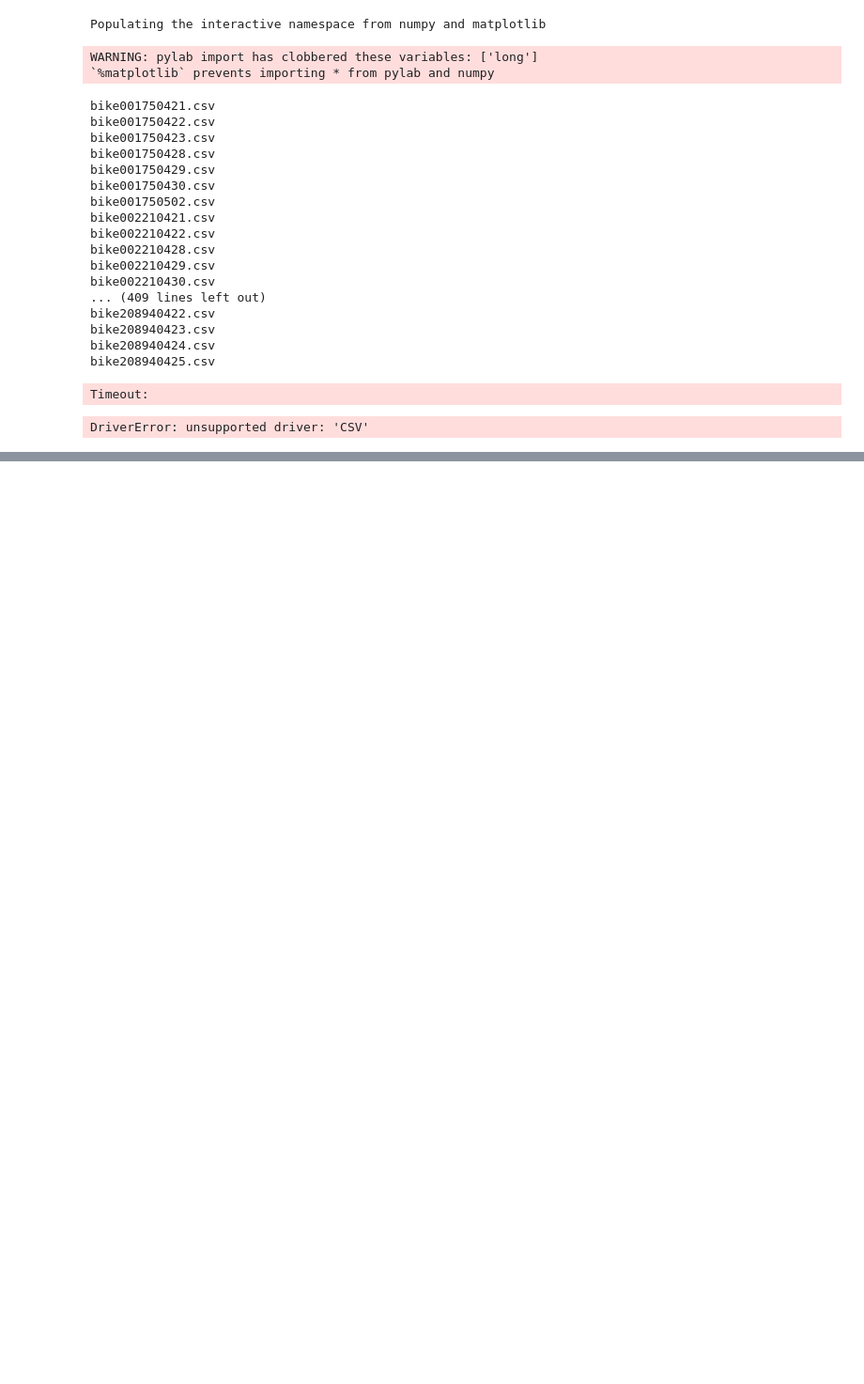
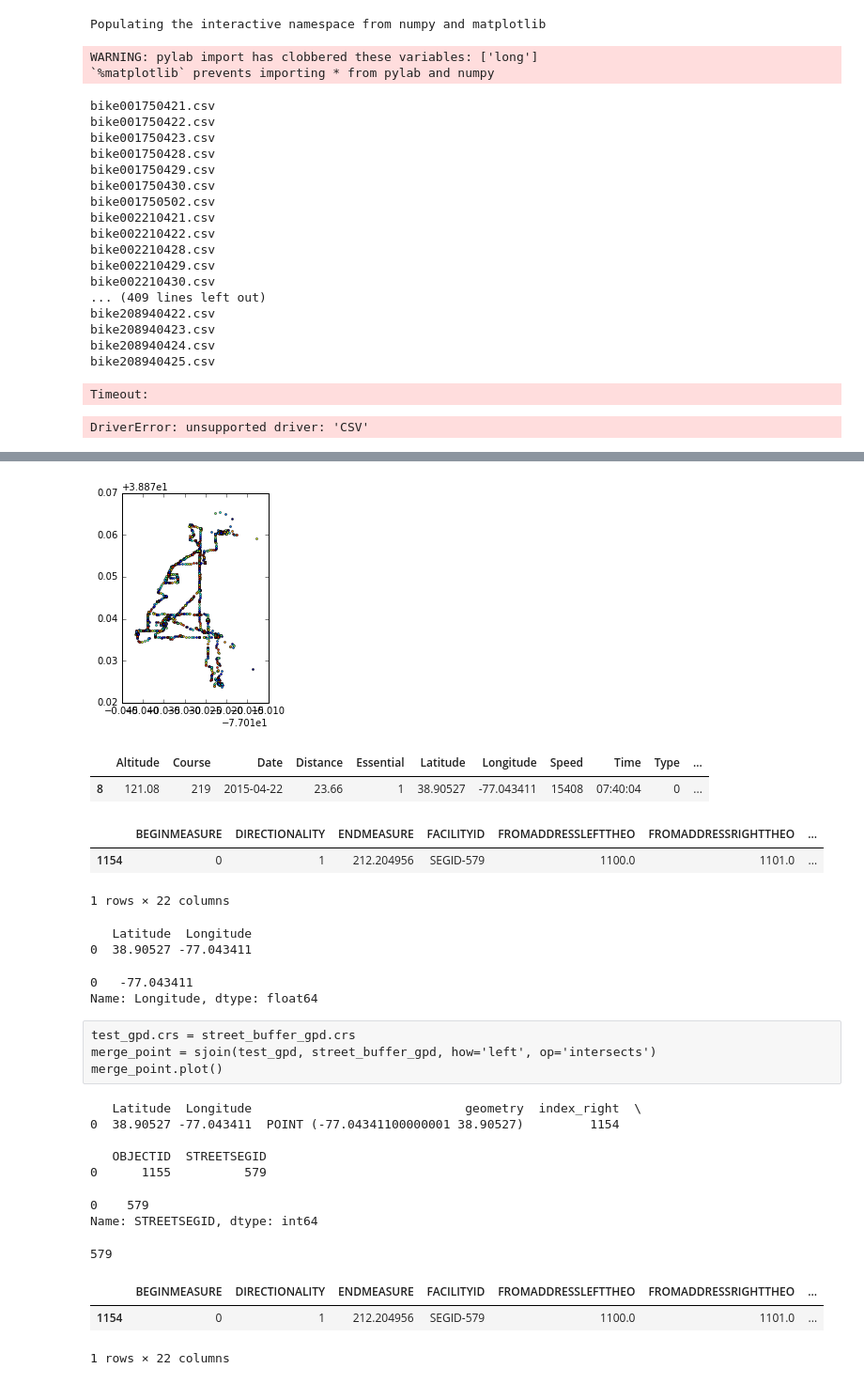
Before and after one commit to KiranJavkar/Cycling_Safety, a Jupyter notebook: python/Cycling_Safety_init_setup.ipynb, the cells around one changed output, grey strips where cells are left out. Shown at 94% size. Drawn from its saved outputs; the diff is of its cells as text; code cells hidden in the pictures; blank space fills up the shorter version.

```diff
--- a/python/Cycling_Safety_init_setup.ipynb
+++ b/python/Cycling_Safety_init_setup.ipynb
@@ -746,0 +710,19 @@ bike_lane_street_join.to_csv('../Bike_Lane_Street_Seg_Join.csv')
+# %%
+bike_test_2_gpd = GeoDataFrame(gpd.read_file("../GPSTRaces/AllTracks_GeoJSON_data/bike001750422.geojson"))
+bike_test_2_gpd.crs = street_buffer_gpd.crs
+merged = sjoin(bike_test_2_gpd, street_buffer_gpd, how='left', op='intersects')
+merged.plot()
+merged.to_csv('../Bike_2_test_Street_Segment_Join.csv')
+# %% [output]
+[figure, added]
+# %%
+merged[merged.STREETSEGID==579]
+# %% [output]
+|  | Altitude | Course | Date | Distance | Essential | Latitude | Longitude | Speed | Time | Type | ... |
+| 8 | 121.08 | 219 | 2015-04-22 | 23.66 | 1 | 38.90527 | -77.043411 | 15408 | 07:40:04 | 0 | ... |
+# %%
+street_gpd[street_buffer_gpd.STREETSEGID == 579]
+# %% [output]
+|  | BEGINMEASURE | DIRECTIONALITY | ENDMEASURE | FACILITYID | FROMADDRESSLEFTTHEO | FROMADDRESSRIGHTTHEO | ... |
+| 1154 | 0 | 1 | 212.204956 | SEGID-579 | 1100.0 | 1101.0 | ... |
+1 rows × 22 columns
@@ -746,0 +732,10 @@ bike_lane_street_join.to_csv('../Bike_Lane_Street_Seg_Join.csv')
+# %%
+print(test_df)
+# %% [output]
+   Latitude  Longitude
+0  38.90527 -77.043411
+# %%
+print(test_df.Longitude)
+# %% [output]
+0   -77.043411
+Name: Longitude, dtype: float64
@@ -746,0 +747,27 @@ bike_lane_street_join.to_csv('../Bike_Lane_Street_Seg_Join.csv')
+# %% [raw]
+test_gpd.crs = street_buffer_gpd.crs
+merge_point = sjoin(test_gpd, street_buffer_gpd, how='left', op='intersects')
+merge_point.plot()
+# %%
+print(merge_point)
+# %% [output]
+   Latitude  Longitude                             geometry  index_right  \
+0  38.90527 -77.043411  POINT (-77.04341100000001 38.90527)         1154
+
+   OBJECTID  STREETSEGID
+0      1155          579
+# %%
+merge_point.STREETSEGID
+# %% [output]
+0    579
+Name: STREETSEGID, dtype: int64
+# %%
+merge_point.iloc[0]['STREETSEGID']
+# %% [output]
+579
+# %%
+street_gpd[street_buffer_gpd.STREETSEGID==merge_point.iloc[0]['STREETSEGID']]
+# %% [output]
+|  | BEGINMEASURE | DIRECTIONALITY | ENDMEASURE | FACILITYID | FROMADDRESSLEFTTHEO | FROMADDRESSRIGHTTHEO | ... |
+| 1154 | 0 | 1 | 212.204956 | SEGID-579 | 1100.0 | 1101.0 | ... |
+1 rows × 22 columns
```
Also changed, not shown: parts of 9 cells of this notebook.
